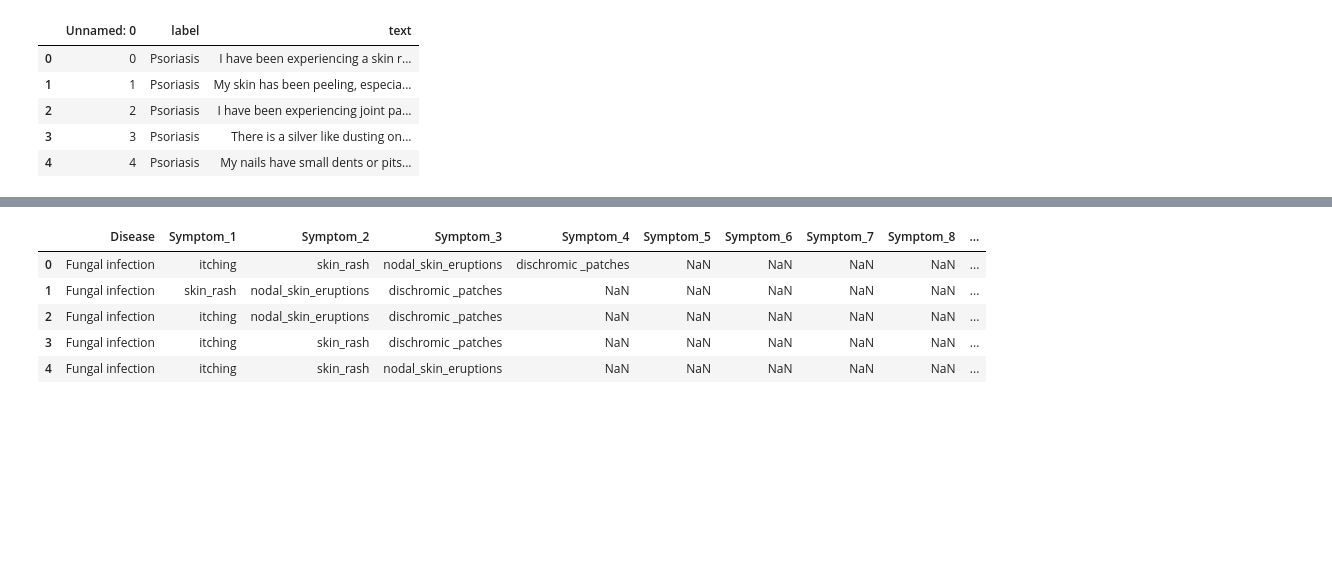
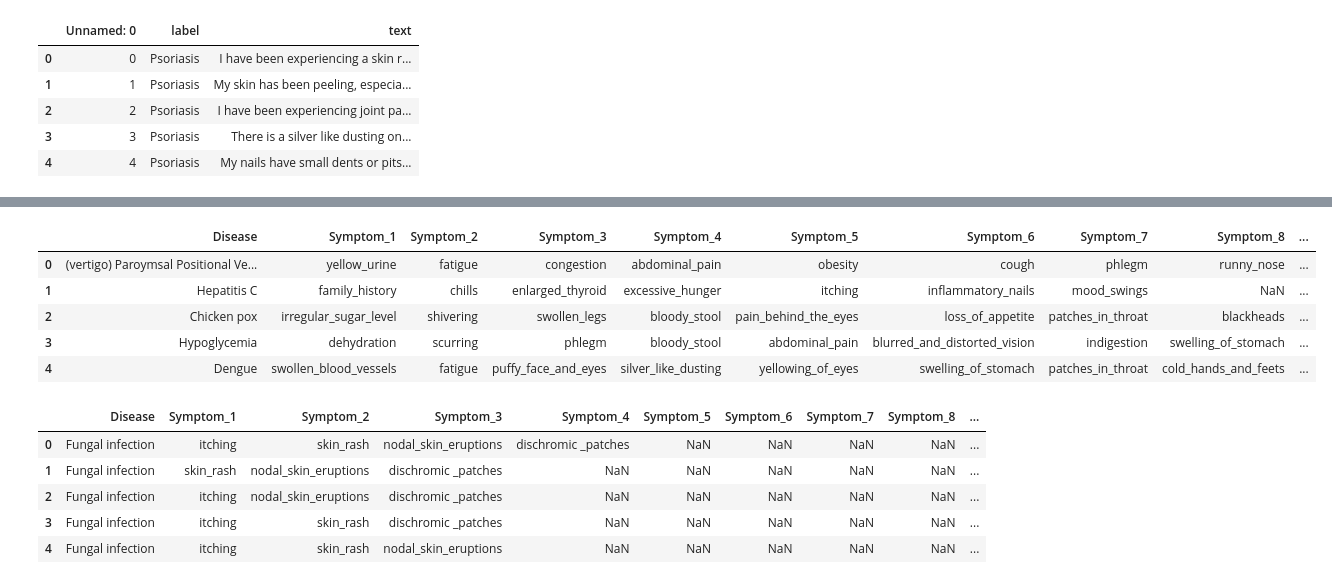
Before and after one commit to juliaizbroke/SymptomTracker, a Jupyter notebook: model_training.ipynb, the cells around one changed output, grey strips where cells are left out. Drawn from its saved outputs; the diff is of its cells as text; code cells hidden in the pictures; blank space fills up the shorter version.

```diff
--- a/model_training.ipynb
+++ b/model_training.ipynb
@@ -17,3 +27,13 @@ dataset1.head()
+# %%
+dataset3 = pd.read_csv('datasets/Expanded_DiseaseAndSymp.csv')
+dataset3.head()
+# %% [output]
+|  | Disease | Symptom_1 | Symptom_2 | Symptom_3 | Symptom_4 | Symptom_5 | Symptom_6 | Symptom_7 | Symptom_8 | ... |
+| 0 | (vertigo) Paroymsal Positional Ve... | yellow_urine | fatigue | congestion | abdominal_pain | obesity | cough | phlegm | runny_nose | ... |
+| 1 | Hepatitis C | family_history | chills | enlarged_thyroid | excessive_hunger | itching | inflammatory_nails | mood_swings | NaN | ... |
+| 2 | Chicken pox | irregular_sugar_level | shivering | swollen_legs | bloody_stool | pain_behind_the_eyes | loss_of_appetite | patches_in_throat | blackheads | ... |
+| 3 | Hypoglycemia | dehydration | scurring | phlegm | bloody_stool | abdominal_pain | blurred_and_distorted_vision | indigestion | swelling_of_stomach | ... |
+| 4 | Dengue | swollen_blood_vessels | fatigue | puffy_face_and_eyes | silver_like_dusting | yellowing_of_eyes | swelling_of_stomach | patches_in_throat | cold_hands_and_feets | ... |
 # %%
 dataset4 = pd.read_csv('datasets/DiseaseAndSymp.csv')
 dataset4.head()
```
Also changed, not shown: parts of 18 cells of this notebook, 5 other files.
